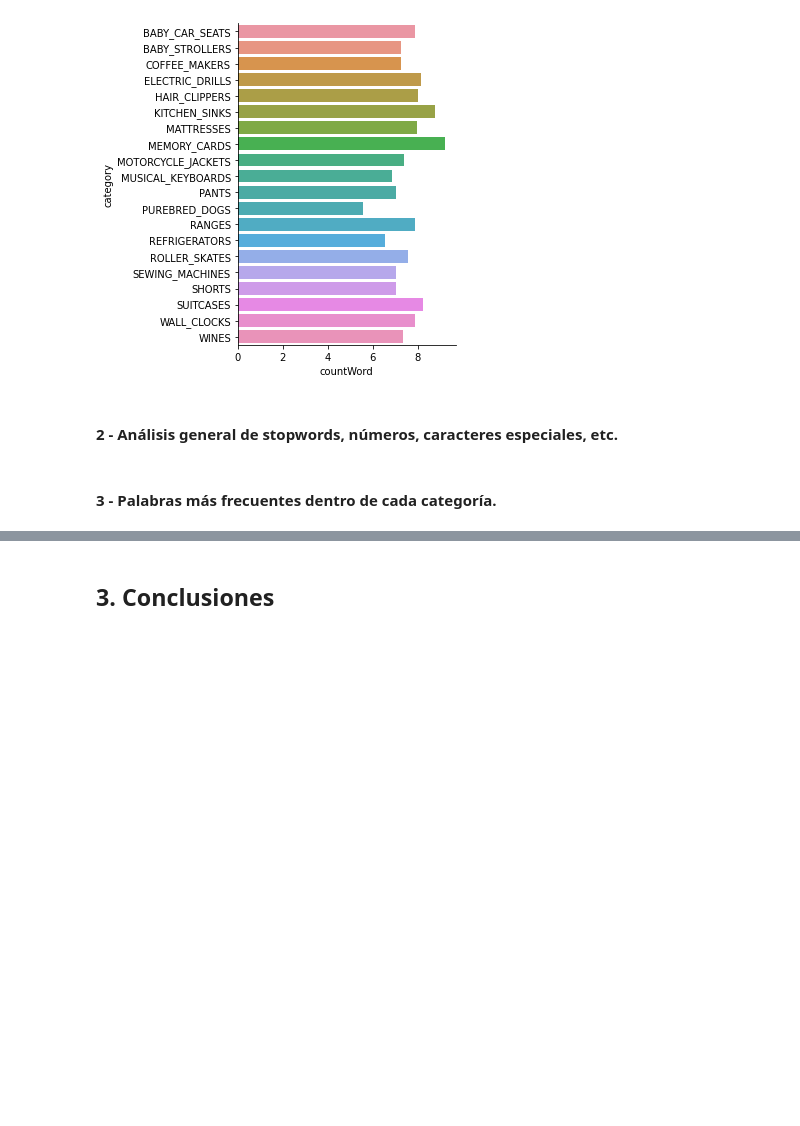
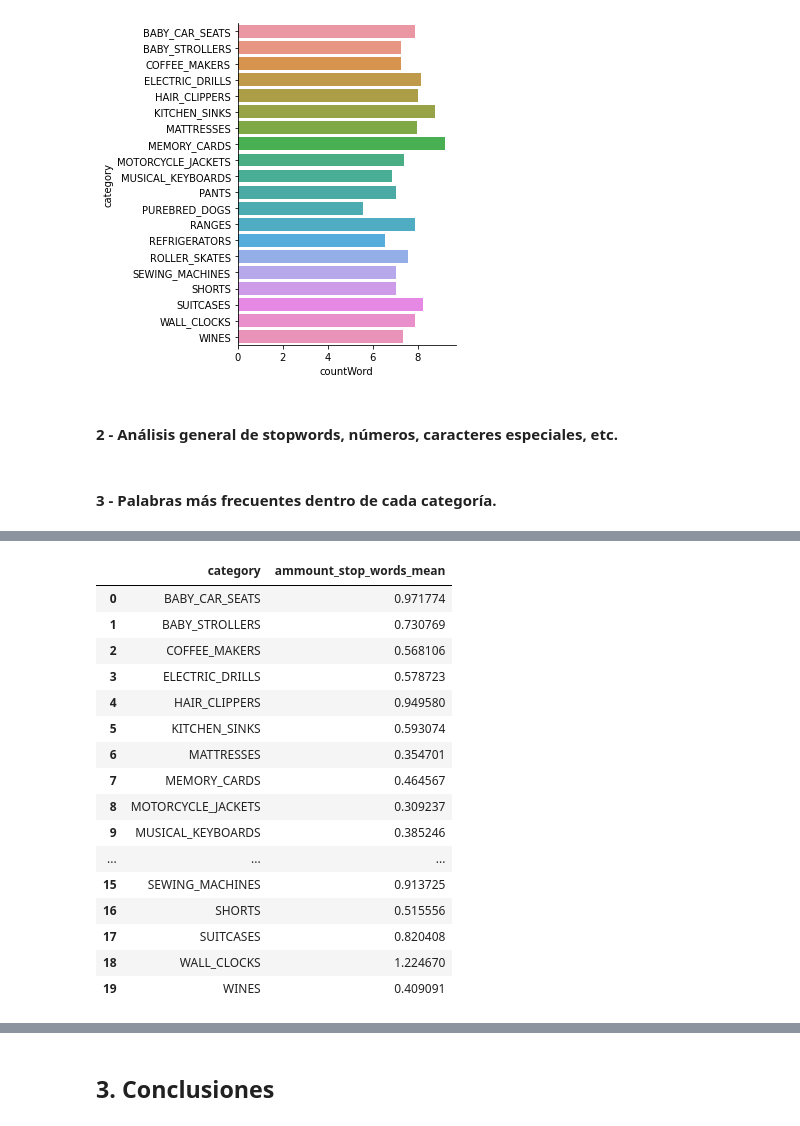
Before and after one commit to mgobbi289/DiploDatos, a Jupyter notebook: Mentoria/01-Analisis_y_Visualizacion.ipynb, the cells around one changed output, grey strips where cells are left out. Drawn from its saved outputs; the diff is of its cells as text; code cells hidden in the pictures; blank space fills up the shorter version.

```diff
--- a/Mentoria/01-Analisis_y_Visualizacion.ipynb
+++ b/Mentoria/01-Analisis_y_Visualizacion.ipynb
@@ -416,0 +523,26 @@ sns.catplot(x='countWord', y='category', data=count_percent_word_category, kind=
+# %%
+relevant_cols = ['category', 'ammount_stop_words']
+
+aux_ammount_stop_words = aux_ammount_stop_words[relevant_cols].groupby('category')\
+    .agg(ammount_stop_words_mean=('ammount_stop_words', 'mean'))\
+    .reset_index()
+
+aux_ammount_stop_words
+# %% [output]
+|  | category | ammount_stop_words_mean |
+| 0 | BABY_CAR_SEATS | 0.971774 |
+| 1 | BABY_STROLLERS | 0.730769 |
+| 2 | COFFEE_MAKERS | 0.568106 |
+| 3 | ELECTRIC_DRILLS | 0.578723 |
+| 4 | HAIR_CLIPPERS | 0.949580 |
+| 5 | KITCHEN_SINKS | 0.593074 |
+| 6 | MATTRESSES | 0.354701 |
+| 7 | MEMORY_CARDS | 0.464567 |
+| 8 | MOTORCYCLE_JACKETS | 0.309237 |
+| 9 | MUSICAL_KEYBOARDS | 0.385246 |
+| ... | ... | ... |
+| 15 | SEWING_MACHINES | 0.913725 |
+| 16 | SHORTS | 0.515556 |
+| 17 | SUITCASES | 0.820408 |
+| 18 | WALL_CLOCKS | 1.224670 |
+| 19 | WINES | 0.409091 |
```
Also changed, not shown: parts of 21 cells of this notebook.
